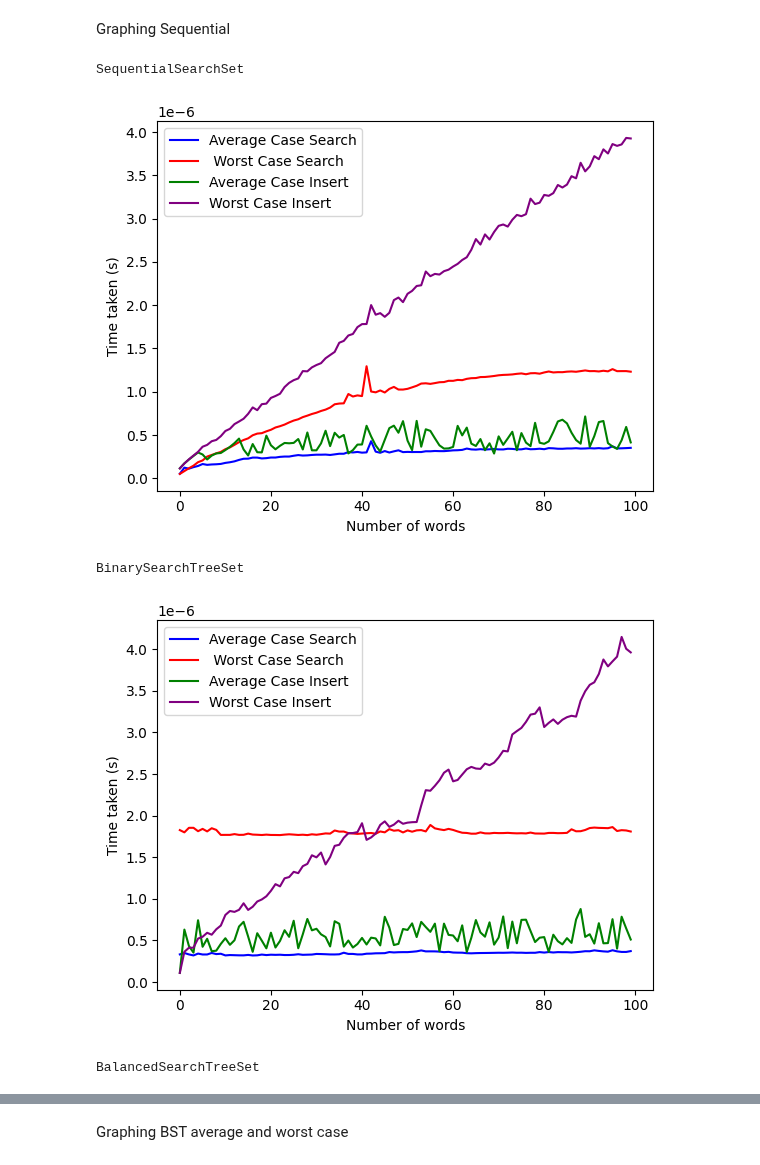
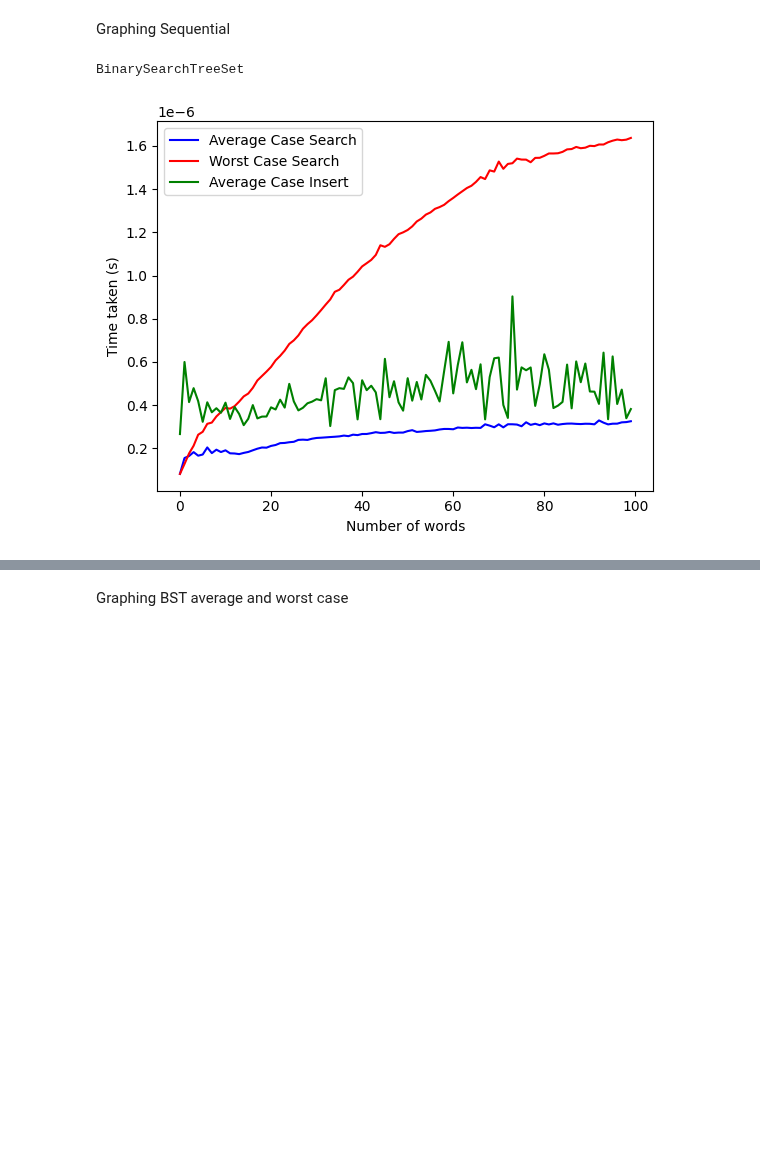
Before and after one commit to AntonZ2/search-algorithm-analysis, a Jupyter notebook: SetMembership.ipynb, the cells around one changed output, grey strips where cells are left out. Cells and saved outputs as stored; diff of their text form; code cells hidden in the pictures; blank space fills up the shorter version.

Commit message:
worst case

```diff
--- a/SetMembership.ipynb
+++ b/SetMembership.ipynb
@@ -534,18 +531,14 @@ import gc
 
 
 def time_insert(search_alg, data):
-    gc.disable()
     insert_time = timeit.timeit(lambda: [search_alg.insertElement(word)
-                                         for word in data], number=1000)/1000
-    gc.enable()
+                                         for word in data], number=100)/100
     return insert_time
 
 
 def time_search(search_alg, search_set):
-    gc.disable()
     search_time = timeit.timeit(lambda: [search_alg.searchElement(search_word)
-                                         for search_word in search_set], number=1000)/1000
-    gc.enable()
+                                         for search_word in search_set], number=100)/100
     return search_time
 
 
@@ -613,53 +606,52 @@ def single_run_tests(total_size, test, average, worst):
     }
 
     data_set = test.generateData(total_size)
-    data_set_worst = sorted(data_set)
-    search_set = test.generateSearchSet(10)
-    worst_search = test.worstCaseSearch(10)
+    data_set_worst = test.treeWorstCase(data_set)
     prev = 0
+    search_set = test.generateSearchSet(100)
+    worst_search = test.worstCaseSearch(100)
     for n in range(0, total_size):
+
         insert_time = time_insert(average, data_set[prev:n])
-        results['average']['insert_times'].append(insert_time)
+        results['average']['insert_times'].append(insert_time/max(n-prev, 1))
 
         insert_time_w = time_insert(worst, data_set_worst[prev:n])
-        results['worst']['insert_times'].append(insert_time_w)
+        results['worst']['insert_times'].append(insert_time_w/max(n-prev, 1))
 
         search_time = time_search(average, search_set)
-        results['average']['search_times'].append(search_time/10)
+        results['average']['search_times'].append(search_time/len(search_set))
 
-        search_time_w = time_search(worst, search_set)
-        results['worst']['search_times'].append(search_time_w/10)
+        search_time_w = time_search(worst, worst_search)
+        results['worst']['search_times'].append(search_time_w/len(worst_search))
 
         prev = n
     return results
 
-def single_plot_graph(normalS, worstS, normalI, worstI, input_sizes):
+def single_plot_graph(normalS, worstS, normalI, worstI, input_sizes, seq=False):
     plt.plot(input_sizes, normalS, color='blue', label='Average Case Search')
-    plt.plot(input_sizes, worstS, color='red', label=' Worst Case Search')
+    plt.plot(input_sizes, worstS, color='red', label='Worst Case Search')
     plt.plot(input_sizes, normalI, color='green', label='Average Case Insert')
-    plt.plot(input_sizes, worstI, color='purple', label='Worst Case Insert')
+    #plt.plot(input_sizes, worstI, color='purple', label='Worst Case Insert')
     plt.xlabel('Number of words')
     plt.ylabel('Time taken (s)')
     plt.legend()
     plt.show()
 
 
 def generate_graphs():
     test = TestDataGenerator()
     total_size = 100
 
     input_sizes = range(0, total_size)
+    # algorithms can be changed to get worst and average case for each seperate algorithm
     bst = BinarySearchTreeSet()
     bst_w = BinarySearchTreeSet()
     results = single_run_tests(total_size, test, bst, bst_w)
     print(bst.__class__.__name__)
     single_plot_graph(results['average']['search_times'], results['worst']['search_times'], results['average']['insert_times'], results['worst']['insert_times'], input_sizes)
 
 
 generate_graphs()
 # %% [output]
-SequentialSearchSet
+BinarySearchTreeSet
-[figure, old version]
+[figure, new version]
-BinarySearchTreeSet
-[figure, removed]
-BalancedSearchTreeSet
```
Also changed, not shown: parts of 3 cells of this notebook.
